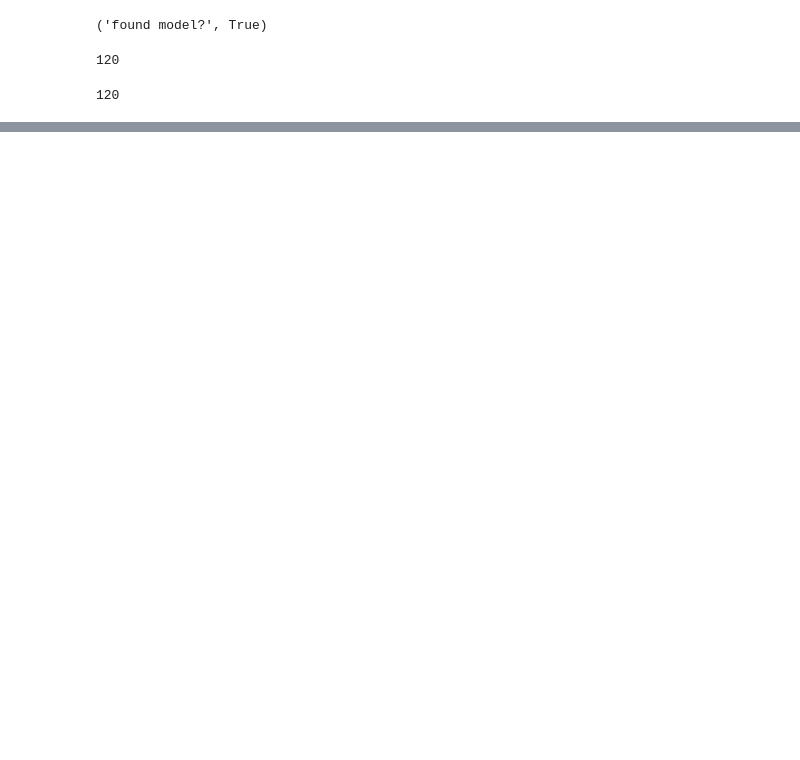
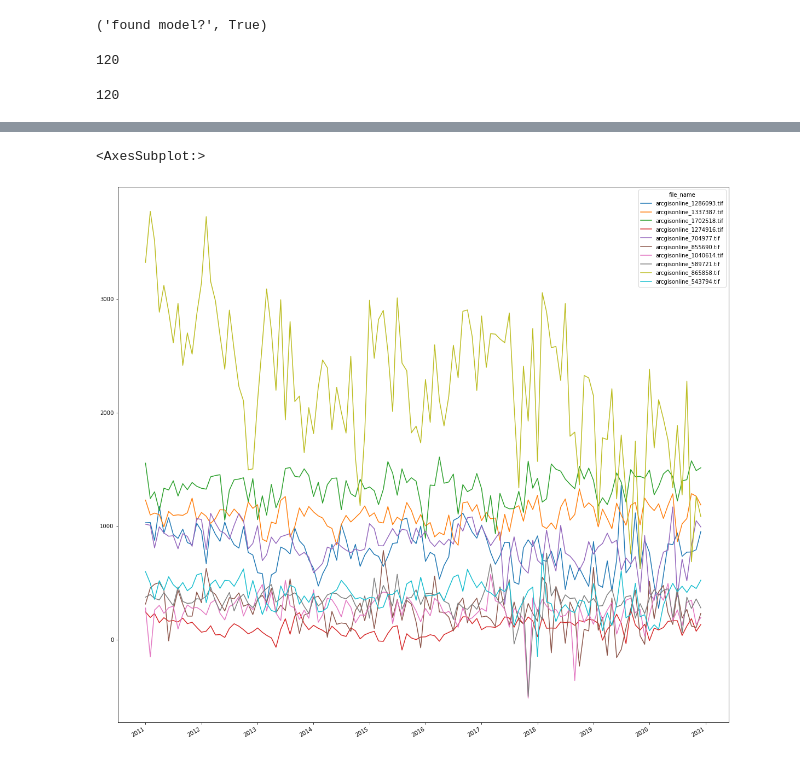
Before and after one commit to DPIRD-DMA/Weather-to-water, a Jupyter notebook: 3 Dam forecast pred XGB.ipynb, the cells around one changed output, grey strips where cells are left out. Drawn from its saved outputs; the diff is of its cells as text; code cells hidden in the pictures; blank space fills up the shorter version.

```diff
--- a/3 Dam forecast pred XGB.ipynb
+++ b/3 Dam forecast pred XGB.ipynb
@@ -127,0 +179,4 @@ preds_with_meta.to_csv(final_export)
+# %%
+# set index to something usefull
+dupe_df = preds_with_meta.set_index('file_name').T
+dupe_df.head()
@@ -127,0 +191,3 @@ preds_with_meta.to_csv(final_export)
+# %%
+dupe_df = dupe_df.drop(['area', 'area_2','SRC_DATE','file_name_pred','class','class_name','geometry'])
+dupe_df.head()
@@ -127,0 +202,6 @@ preds_with_meta.to_csv(final_export)
+# %%
+# Plot up some data
+dupe_df.iloc[:, : 10].plot.line(figsize=(20,20))
+# %% [output]
+<AxesSubplot:>
+[figure, added]
```
Also changed, not shown: parts of 13 cells of this notebook, 1 other file.
